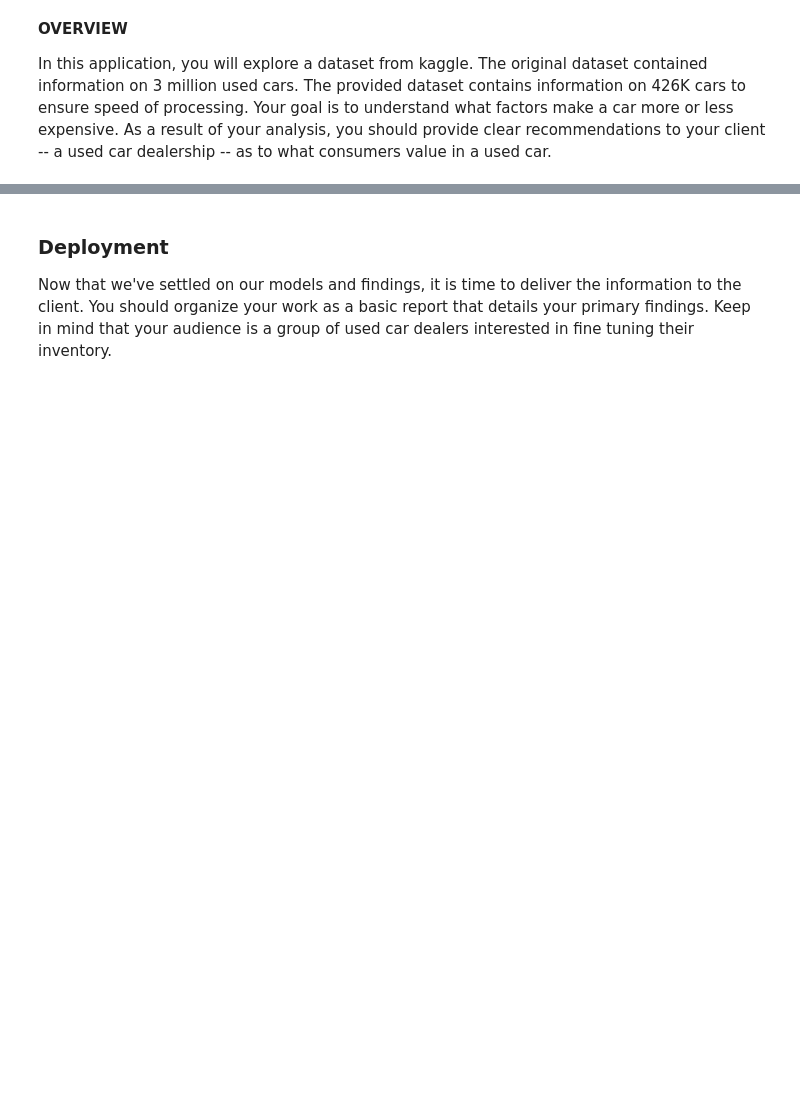
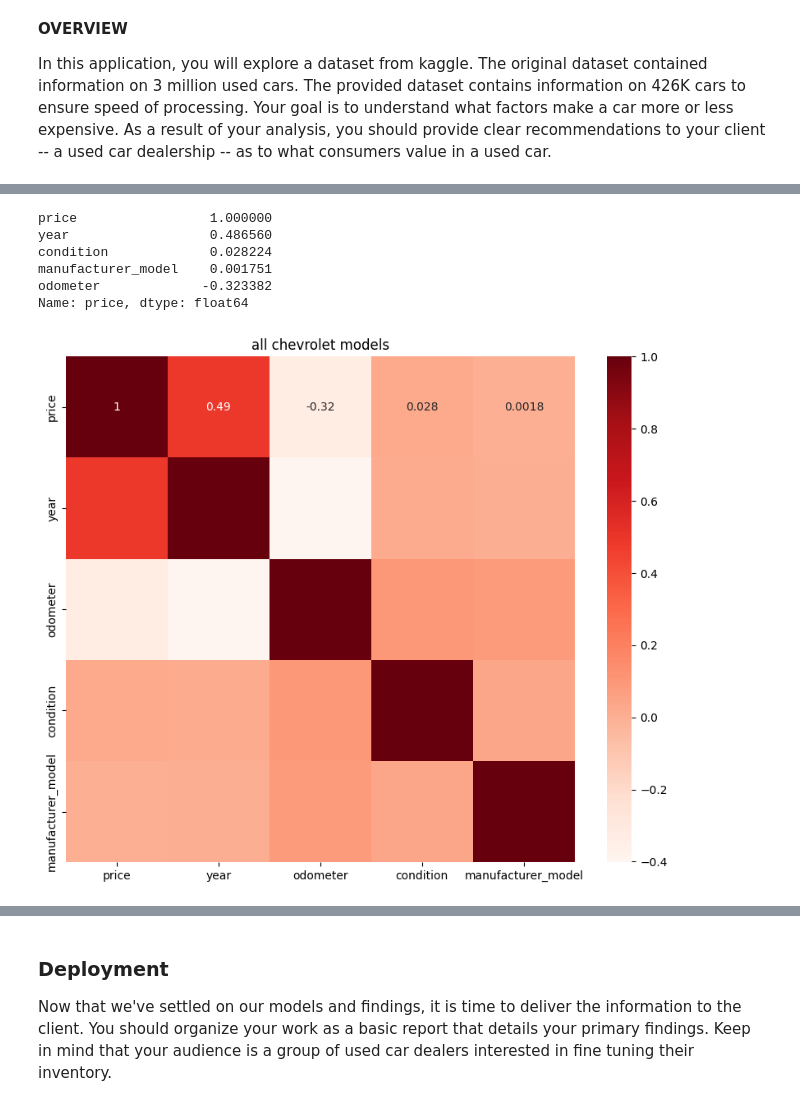
Before and after one commit to salomaaharri/car_price_predictions, a Jupyter notebook: car_price_predictions.ipynb, the cells around one changed output, grey strips where cells are left out. Cells and saved outputs as stored; diff of their text form; code cells hidden in the pictures; blank space fills up the shorter version.

Commit message:
major update makeing utility functions and logic updates

```diff
--- a/car_price_predictions.ipynb
+++ b/car_price_predictions.ipynb
@@ -280,0 +246,16 @@ print(unique_manufacturer_models, len(unique_manufacturer_models))
+# %%
+# utility function to calculate and plot correlation_matrix for a dataframe
+def run_correlation_matrix(df, title):
+    # Correlation analysis all models of selected manufacturere
+    correlation_matrix = df.corr()
+    # Get the correlation of all features with the target variable 'price'
+    correlation_with_price = correlation_matrix['price'].sort_values(ascending=False)
+    # Print the correlation values
+    print(correlation_with_price)
+
+    plt.figure(figsize=(10, 8))
+    sns.heatmap(correlation_matrix, annot=True, cmap=plt.cm.Reds)
+    plt.title(title)
+    plt.savefig(f'images/correclation_heatmap_{title}.png')
+    plt.show()
+    return correlation_matrix
@@ -748,0 +602,12 @@ def feature_engineering(manufacturer, model, year, condition, odometer):
+# %%
+# Correlation analysis all models of selected manufacturere
+
+correlation_matrix = run_correlation_matrix(cars, 'all chevrolet models')
+# %% [output]
+price                 1.000000
+year                  0.486560
+condition             0.028224
+manufacturer_model    0.001751
+odometer             -0.323382
+Name: price, dtype: float64
+[figure, added]
```
Also changed, not shown: parts of 115 cells of this notebook, 1 other file.
